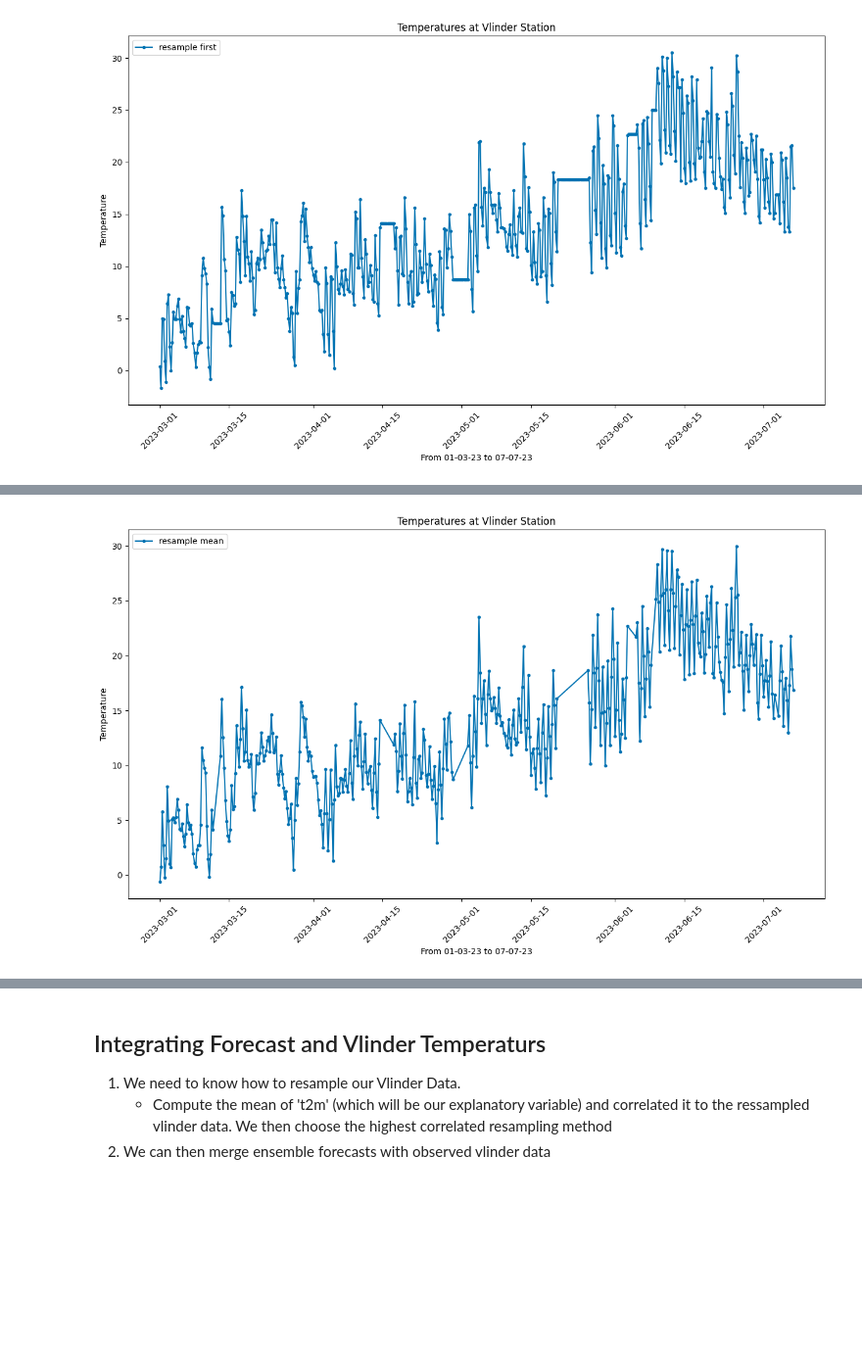
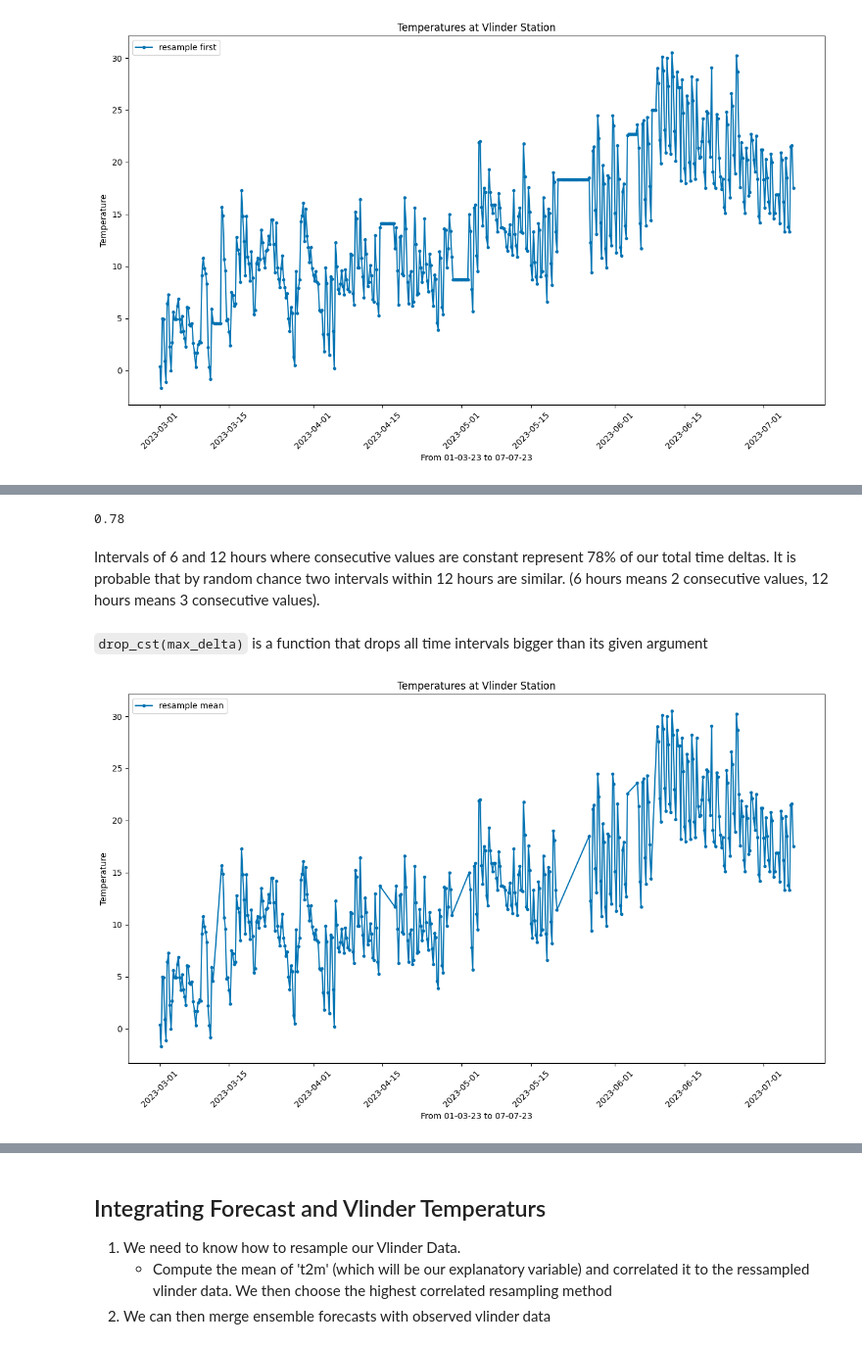
Before and after one commit to larsbonnefoy/TAI_Project, a Jupyter notebook: Project.ipynb, the cells around one changed output, grey strips where cells are left out. Shown at 98% size. Cells and saved outputs as stored; diff of their text form; code cells hidden in the pictures; blank space fills up the shorter version.

Commit message:
fixed predict function

```diff
--- a/Project.ipynb
+++ b/Project.ipynb
@@ -370,6 +401,7 @@ class Vlinder:
     def get_cst_intervals(self, type="df"):
         """
             Returns start, end and timedelta of all constant intervals in passed dataframe
+            TODO: issue is that at the moment even if two measurements are the same by chance its going to drop them anyway
         """
         #from https://stackoverflow.com/questions/66684957/is-there-a-faster-way-for-finding-the-range-of-constant-values-in-a-dataframe
         #Compares current element with prev, if (not equal) => True (1), else False (0). cumulative sum then adds.
@@ -392,11 +424,10 @@ class Vlinder:
             min_max_lst.append((start, end, end - start))
         return min_max_lst
 
-    #TODO: There is an easier way with shifting
     @dataframe_of_string
-    def drop_all_cst(self, type="df"):
+    def drop_cst(self, type="df", max_delta=6):
         """
-            Drops all constant values from given data frame
+            Keeps all constant time intervals that are stricly bigger than max_delta
             Computes const values through get_cst_intervals
         """
         df = type
@@ -404,7 +435,9 @@ class Vlinder:
         for timestamps in min_max_lst:
             fst = str(timestamps[0])
             snd = str(timestamps[1])
-            df = vlinder_data.drop_between(df, start=fst, finish=snd)
+            delta = (pd.to_datetime(snd) - pd.to_datetime(fst)) / np.timedelta64(1, 'h')
+            if (delta > max_delta):
+                df = vlinder_data.drop_between(df, start=fst, finish=snd)
         return df
 
 vlinder_data = Vlinder('vlinder19_2023.csv')
@@ -420,6 +470,14 @@ We need a function that computes all constant intervals -> this is what `drop_al
+# %%
+print(occ[0] + occ[1])
+# %% [output]
+0.78
+# %% [markdown]
+Intervals of 6 and 12 hours where consecutive values are constant represent 78% of our total time deltas. It is probable that by random chance two intervals within 12 hours are similar. (6 hours means 2 consecutive values, 12 hours means 3 consecutive values).
+# %% [markdown]
+`drop_cst(max_delta)` is a function that drops all time intervals bigger than its given argument
 # %%
-df = vlinder_data.resize_on_time("mean", start=forecast_min, finish=forecast_max)
-df = vlinder_data.drop_all_cst(df)
+df = vlinder_data.resize_on_time("first", start=forecast_min, finish=forecast_max)
+df = vlinder_data.drop_cst(df, 12)
 vlinder_data.plot_one(df, info="resample mean")
 # %% [output]
-[figure, old version]
+[figure, new version]
```
Also changed, not shown: parts of 52 cells of this notebook, 6 other files.
